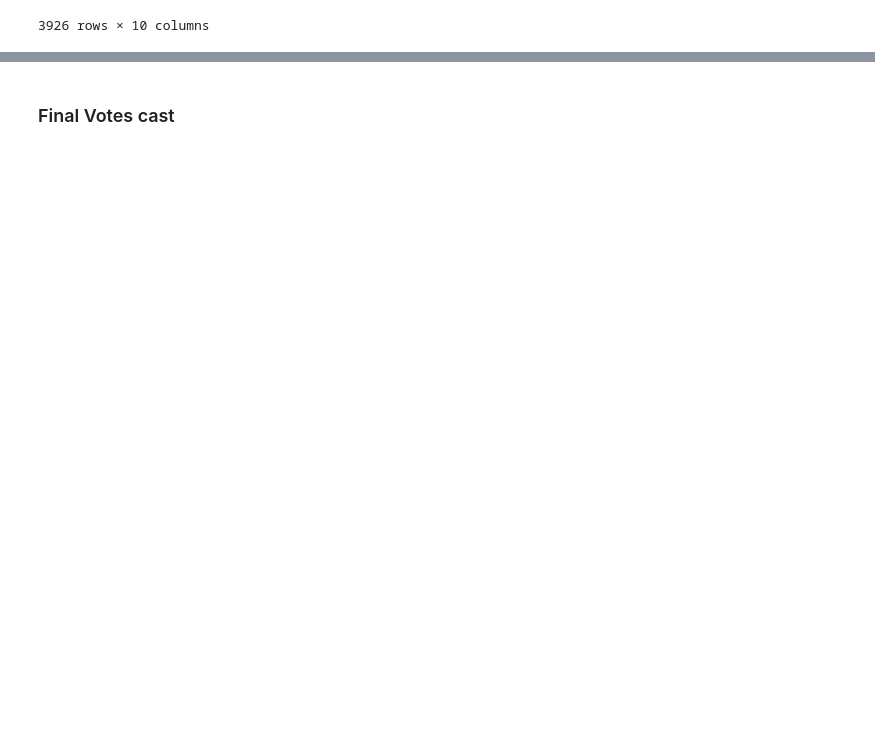
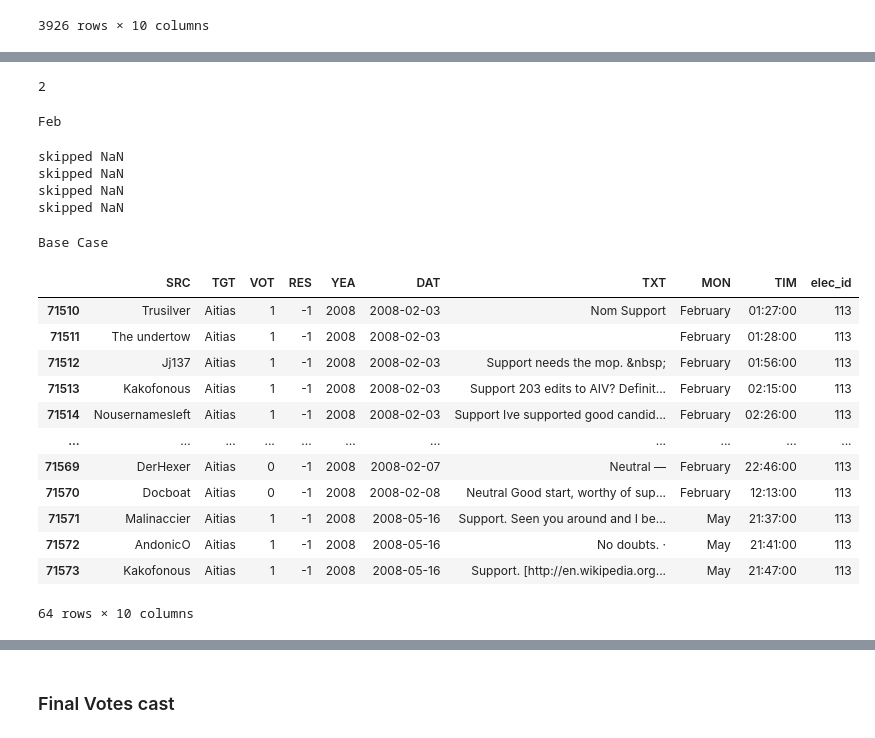
Before and after one commit to epfl-ada/ada-2024-project-ackthuallydeadalready, a Jupyter notebook: EDA.ipynb, the cells around one changed output, grey strips where cells are left out. Cells and saved outputs as stored; diff of their text form; code cells hidden in the pictures; blank space fills up the shorter version.

Commit message:
disentangling elec_id

```diff
--- a/EDA.ipynb
+++ b/EDA.ipynb
@@ -637,4 +615,0 @@ unique_elections
-# %%
-data['elec_id']= np.empty(198275)
-data['elec_id']= data['elec_id'].astype(int)
-data
@@ -655,7 +615,0 @@ data
-# %%
-#setting
-for row in range(0,len(data['TGT']),1):
-    data.iloc[row,9] = unique_elections[(unique_elections['TGT']==data.iloc[row,1]) &
-                                        (unique_elections['YEA']== data.iloc[row,4]) &
-                                        (unique_elections['RES']== data.iloc[row,3])]['elec_id']
-    #print(data.iloc[row,[0,1,9]], row) #To Troubleshoot and find row which is giving error
@@ -714,0 +636,69 @@ C:\Users\mikai\AppDa
+# %%
+datetime.strptime(data[data['elec_id']==1]['MON'].mode()[0], '%B').month-1
+# %% [output]
+2
+# %%
+idx = data[data['elec_id']==1].index[0]
+if (datetime.strptime(data[data['elec_id']==1]['MON'].mode()[0], '%B').month == data.iloc[idx,5].month) or \
+        ((datetime.strptime(data[data['elec_id']==1]['MON'].mode()[0], '%B').month+1) == data.iloc[idx,5].month) or \
+        ((datetime.strptime(data[data['elec_id']==1]['MON'].mode()[0], '%B').month-1) == calendar.month_name[data.iloc[idx,5].month]):
+        print('No Problem', idx)
+
+if ((datetime.strptime(data[data['elec_id']==1]['MON'].mode()[0], '%B').month-1) == data.iloc[idx,5].month):
+        print('Feb')
+# %% [output]
+Feb
+# %%
+#check if same month, next or previous month as mode
+for idx in data[data['elec_id']==1].index:
+    if type(data.iloc[idx,5]) == float:
+        print('skipped NaN')
+        continue
+    elif (datetime.strptime(data[data['elec_id']==1]['MON'].mode()[0], '%B').month == data.iloc[idx,5].month) or \
+        ((datetime.strptime(data[data['elec_id']==1]['MON'].mode()[0], '%B').month+1) == data.iloc[idx,5].month) or \
+        ((datetime.strptime(data[data['elec_id']==1]['MON'].mode()[0], '%B').month-1) == data.iloc[idx,5].month):
+        pass
+        #print('No Problem', idx)
+    else:
+        print('row', idx)
+# %% [output]
+skipped NaN
+skipped NaN
+skipped NaN
+skipped NaN
+# %%
+elec_id = 301
+if (datetime.strptime(data[data['elec_id']==elec_id]['MON'].mode()[0], '%B').month) == 1:
+    if (datetime.strptime(data[data['elec_id']==elec_id]['MON'].mode()[0], '%B').month == data.iloc[idx,5].month) or \
+        (12 == data.iloc[idx,5].month) or \
+        (2 == data.iloc[idx,5].month):
+        #pass
+        print('No Problem - Jan', idx)
+
+elif (datetime.strptime(data[data['elec_id']==elec_id]['MON'].mode()[0], '%B').month) == 12:
+    if (datetime.strptime(data[data['elec_id']==elec_id]['MON'].mode()[0], '%B').month == data.iloc[idx,5].month) or \
+        (11 == data.iloc[idx,5].month) or \
+        (1 == data.iloc[idx,5].month):
+        #pass
+        print('No Problem- Dec', idx)
+
+elif (datetime.strptime(data[data['elec_id']==elec_id]['MON'].mode()[0], '%B').month) != 1 and 12:
+    print('Base Case')
+# %% [output]
+Base Case
+# %%
+data[data['TGT']==data.iloc[71510,1]].loc[71510-3:71570+3]
+# %% [output]
+|  | SRC | TGT | VOT | RES | YEA | DAT | TXT | MON | TIM | elec_id |
+| 71510 | Trusilver | Aitias | 1 | -1 | 2008 | 2008-02-03 | Nom Support | February | 01:27:00 | 113 |
+| 71511 | The undertow | Aitias | 1 | -1 | 2008 | 2008-02-03 |  | February | 01:28:00 | 113 |
+| 71512 | Jj137 | Aitias | 1 | -1 | 2008 | 2008-02-03 | Support needs the mop. &nbsp; | February | 01:56:00 | 113 |
+| 71513 | Kakofonous | Aitias | 1 | -1 | 2008 | 2008-02-03 | Support 203 edits to AIV? Definit... | February | 02:15:00 | 113 |
+| 71514 | Nousernamesleft | Aitias | 1 | -1 | 2008 | 2008-02-03 | Support Ive supported good candid... | February | 02:26:00 | 113 |
+| ... | ... | ... | ... | ... | ... | ... | ... | ... | ... | ... |
+| 71569 | DerHexer | Aitias | 0 | -1 | 2008 | 2008-02-07 | Neutral — | February | 22:46:00 | 113 |
+| 71570 | Docboat | Aitias | 0 | -1 | 2008 | 2008-02-08 | Neutral Good start, worthy of sup... | February | 12:13:00 | 113 |
+| 71571 | Malinaccier | Aitias | 1 | -1 | 2008 | 2008-05-16 | Support. Seen you around and I be... | May | 21:37:00 | 113 |
+| 71572 | AndonicO | Aitias | 1 | -1 | 2008 | 2008-05-16 | No doubts. · | May | 21:41:00 | 113 |
+| 71573 | Kakofonous | Aitias | 1 | -1 | 2008 | 2008-05-16 | Support. [http://en.wikipedia.org... | May | 21:47:00 | 113 |
+64 rows × 10 columns
```
Also changed, not shown: parts of 13 cells of this notebook, 1 other file.
